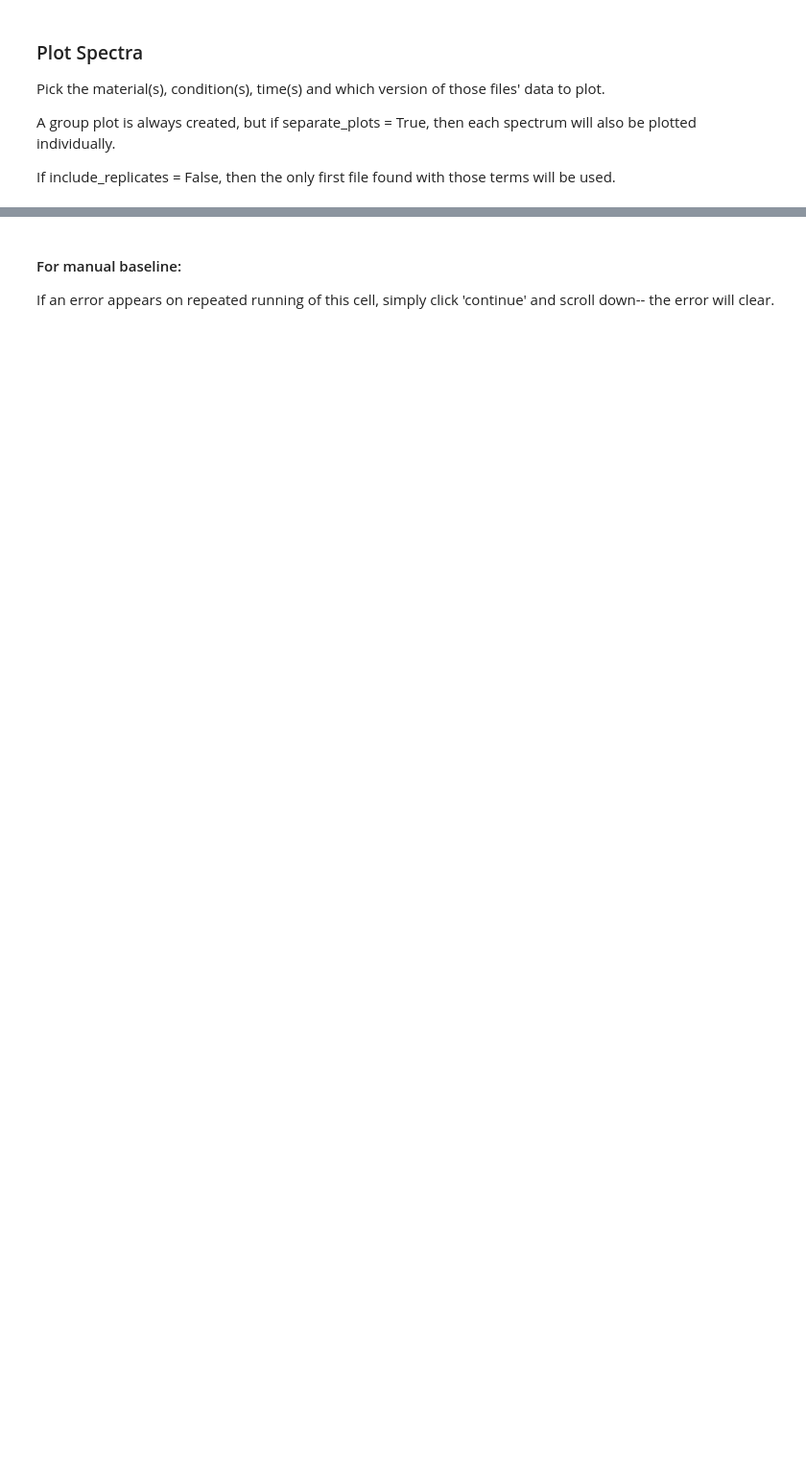
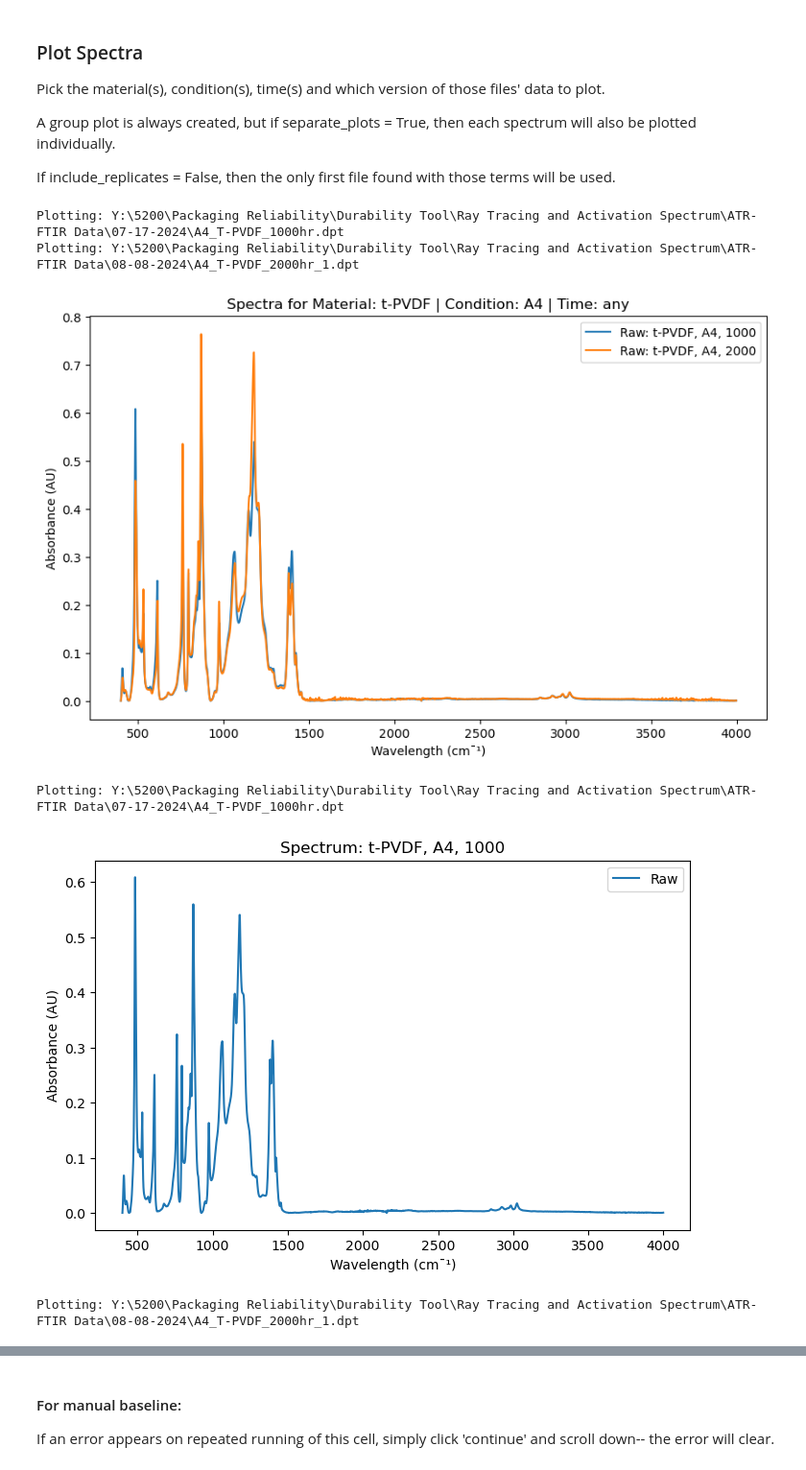
Before and after one commit to Trenton-Wells/FTIR-data-analysis-PV, a Jupyter notebook: Trenton_Project/Main.ipynb, the cells around one changed output, grey strips where cells are left out. Shown at 96% size. Cells and saved outputs as stored; diff of their text form; code cells hidden in the pictures; blank space fills up the shorter version.

```diff
--- a/Trenton_Project/Main.ipynb
+++ b/Trenton_Project/Main.ipynb
@@ -90,7 +73,7 @@ batch_rename_files(
 # %%
 # Set path to your DataFrame CSV file. Leave as None if dataframe is new or in default
 # location.
-dataframe_path = r"C:\Users\twells\Documents\GitHub\FTIR-data-analysis-PV\Trenton_Project\FTIR_dataframe.csv"
+dataframe_path = None
 
 FTIR_dataframe = bring_in_dataframe(dataframe_path=dataframe_path)
 # %% [markdown]
@@ -126,7 +109,6 @@ track_replicates = False
 # Extract File Information and build or append to the main DataFrame.
 FTIR_dataframe = file_info_extractor(
     FTIR_dataframe=FTIR_dataframe,
-    dataframe_path=dataframe_path,
     directory=directory,
     file_types=file_types,
     separators=separators,
@@ -156,29 +156,36 @@ A group plot is always created, but if separate_plots = True, then each spectrum
 If include_replicates = False, then the only first file found with those terms will be used.
 # %%
 # Set parameters for filtering and plotting
-materials = "PPE"  # Example material
-conditions = "5X, unexposed"  # Example conditions
+materials = "t-PVDF"  # Example material
+conditions = "A4"  # Example conditions
 times = "any"  # Example time
 raw_data = True
 baseline = False
 baseline_corrected = False
 separate_plots = True
-include_replicates = False
+include_replicates = True
 zoom = (
     None  # Set to "x_minimum-x_maximum" format, e.g., "400-4000", or None for no zoom
 )
 
 # Call the function to plot the grouped spectra
 %matplotlib inline
 plot_grouped_spectra(
     FTIR_dataframe=FTIR_dataframe,
     materials=materials,
     conditions=conditions,
     times=times,
     raw_data=raw_data,
     baseline=baseline,
     baseline_corrected=baseline_corrected,
     separate_plots=separate_plots,
     include_replicates=include_replicates,
     zoom=zoom,
 )
+# %% [output]
+Plotting: Y:\5200\Packaging Reliability\Durability Tool\Ray Tracing and Activation Spectrum\ATR-FTIR Data\07-17-2024\A4_T-PVDF_1000hr.dpt
+Plotting: Y:\5200\Packaging Reliability\Durability Tool\Ray Tracing and Activation Spectrum\ATR-FTIR Data\08-08-2024\A4_T-PVDF_2000hr_1.dpt
+[figure, added]
+Plotting: Y:\5200\Packaging Reliability\Durability Tool\Ray Tracing and Activation Spectrum\ATR-FTIR Data\07-17-2024\A4_T-PVDF_1000hr.dpt
+[figure, added]
+Plotting: Y:\5200\Packaging Reliability\Durability Tool\Ray Tracing and Activation Spectrum\ATR-FTIR Data\08-08-2024\A4_T-PVDF_2000hr_1.dpt
```
Also changed, not shown: parts of 9 cells of this notebook, 4 other files.
